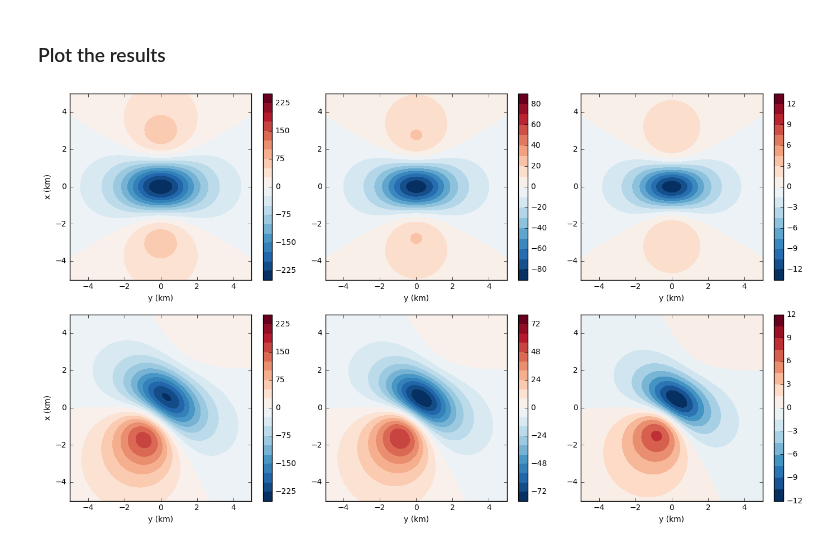
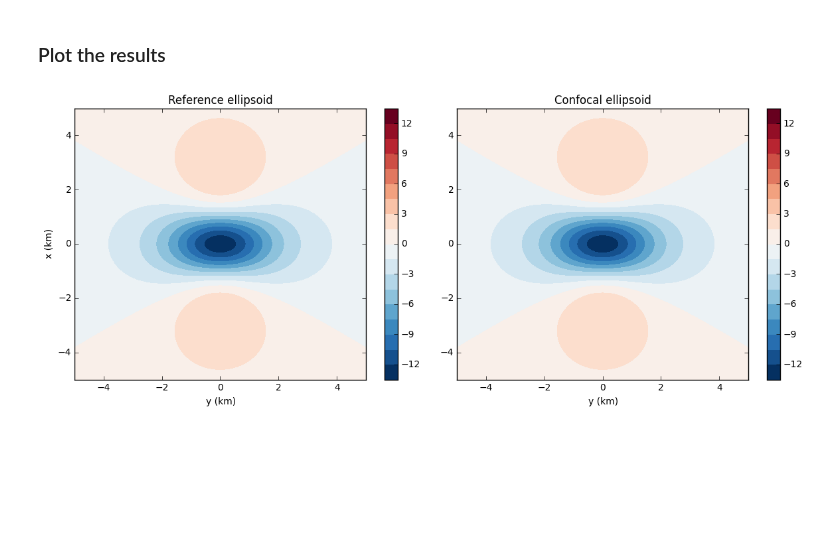
Before and after one commit to pinga-lab/magnetic-ellipsoid, a Jupyter notebook: code/confocal_triaxial_ellipsoids.ipynb, the cells around one changed output. Saved outputs shown, nothing was run; the diff lists cells and outputs as text; code cells hidden in the pictures; blank space fills up the shorter version.

Commit message:
code for confocal ellipsoids

```diff
--- a/code/confocal_triaxial_ellipsoids.ipynb
+++ b/code/confocal_triaxial_ellipsoids.ipynb
@@ -76,3 +69,0 @@ print mag
-# %%
-P0 = mag[0]*volumes[0]
-P0
@@ -132,0 +114,5 @@ plt.plot(k2,phi2)
+# %%
+#creates the confocal ellipsoid model
+ellipsoid2 = [TriaxialEllipsoid(0., 0., 2000., a_l, b_l, c_l, 0., 0., 0.,
+                                        {'principal susceptibilities': [k_l, k_l, k_l],
+                                         'susceptibility angles': [-20., 20., 9.]})]
@@ -133,13 +130,9 @@ plt.plot(k2,phi2)
 # %% [markdown]
 ### Total-field anomalies
 # %%
-tf_p = []
-tf_o = []
-
-for
-# Calculate the total-field anomaly
-    tf_p.append(triaxial_ellipsoid.tf(xp, yp, zp, model1, F, inc, dec))
+# Calculate the total-field anomaly for synthetic body of reference
+tf_r = triaxial_ellipsoid.tf(xp, yp, zp, ellipsoid, B0, inc_parallel, dec_parallel)
 
 
-    # Calculate the total-field anomaly
-    tf_o.append(triaxial_ellipsoid.tf(xp, yp, zp, model2, F, inc, dec))
+# Calculate the total-field anomaly for the new equivalent magnetic moent body
+tf_n = triaxial_ellipsoid.tf(xp, yp, zp, ellipsoid2, B0, inc_parallel, dec_parallel)
@@ -147,93 +145,43 @@ for
 ### Plot the results
 # %%
 plt.close('all')
-plt.figure(figsize=(14,8))
+plt.figure(figsize=(12,5))
+
 plt.axis('scaled')
 
-ranges = np.max(np.abs([np.min(tf_p[0]), np.max(tf_p[0])]))
+ranges = np.max(np.abs([np.min(tf_r), np.max(tf_r)]))
 levels = MaxNLocator(nbins=20).tick_values(-ranges, ranges)
 cmap = plt.get_cmap('RdBu_r')
 norm = BoundaryNorm(levels, ncolors=cmap.N, clip=True)
 
-plt.subplot(2,3,1)
+plt.subplot(1,2,1)
+plt.title('Reference ellipsoid')
 plt.contourf(0.001*yp.reshape(shape), 0.001*xp.reshape(shape),
-             tf_p[0].reshape(shape), levels=levels,
+             tf_r.reshape(shape), levels=levels,
              cmap = cmap, norm=norm)
 plt.ylabel('x (km)')
 plt.xlabel('y (km)')
 plt.xlim(0.001*np.min(yp), 0.001*np.max(yp))
 plt.ylim(0.001*np.min(xp), 0.001*np.max(xp))
 cbar = plt.colorbar()
 
 
-ranges = np.max(np.abs([np.min(tf_p[1]), np.max(tf_p[1])]))
+ranges = np.max(np.abs([np.min(tf_n), np.max(tf_n)]))
 levels = MaxNLocator(nbins=20).tick_values(-ranges, ranges)
 cmap = plt.get_cmap('RdBu_r')
 norm = BoundaryNorm(levels, ncolors=cmap.N, clip=True)
-plt.subplot(2,3,2)
+plt.subplot(1,2,2)
+plt.title('Confocal ellipsoid')
 plt.contourf(0.001*yp.reshape(shape), 0.001*xp.reshape(shape),
-             tf_p[1].reshape(shape), levels=levels,
-             cmap = cmap, norm=norm)
-plt.xlabel('y (km)')
-plt.xlim(0.001*np.min(yp), 0.001*np.max(yp))
-plt.ylim(0.001*np.min(xp), 0.001*np.max(xp))
-cbar = plt.colorbar()
-
-ranges = np.max(np.abs([np.min(tf_p[2]), np.max(tf_p[2])]))
-levels = MaxNLocator(nbins=20).tick_values(-ranges, ranges)
-cmap = plt.get_cmap('RdBu_r')
-norm = BoundaryNorm(levels, ncolors=cmap.N, clip=True)
-plt.subplot(2,3,3)
-plt.contourf(0.001*yp.reshape(shape), 0.001*xp.reshape(shape),
-             tf_p[2].reshape(shape), levels=levels,
-             cmap = cmap, norm=norm)
-plt.xlabel('y (km)')
-plt.xlim(0.001*np.min(yp), 0.001*np.max(yp))
-plt.ylim(0.001*np.min(xp), 0.001*np.max(xp))
-cbar = plt.colorbar()
-
-ranges = np.max(np.abs([np.min(tf_o[0]), np.max(tf_o[0])]))
-levels = MaxNLocator(nbins=20).tick_values(-ranges, ranges)
-cmap = plt.get_cmap('RdBu_r')
-norm = BoundaryNorm(levels, ncolors=cmap.N, clip=True)
-plt.subplot(2,3,4)
-plt.contourf(0.001*yp.reshape(shape), 0.001*xp.reshape(shape),
-             tf_o[0].reshape(shape), levels=levels,
-             cmap = cmap, norm=norm)
-plt.ylabel('x (km)')
-plt.xlabel('y (km)')
-plt.xlim(0.001*np.min(yp), 0.001*np.max(yp))
-plt.ylim(0.001*np.min(xp), 0.001*np.max(xp))
-cbar = plt.colorbar()
-
-ranges = np.max(np.abs([np.min(tf_o[1]), np.max(tf_o[1])]))
-levels = MaxNLocator(nbins=20).tick_values(-ranges, ranges)
-cmap = plt.get_cmap('RdBu_r')
-norm = BoundaryNorm(levels, ncolors=cmap.N, clip=True)
-plt.subplot(2,3,5)
-plt.contourf(0.001*yp.reshape(shape), 0.001*xp.reshape(shape),
-             tf_o[1].reshape(shape), levels=levels,
-             cmap = cmap, norm=norm)
-plt.xlabel('y (km)')
-plt.xlim(0.001*np.min(yp), 0.001*np.max(yp))
-plt.ylim(0.001*np.min(xp), 0.001*np.max(xp))
-cbar = plt.colorbar()
-
-ranges = np.max(np.abs([np.min(tf_o[2]), np.max(tf_o[2])]))
-levels = MaxNLocator(nbins=20).tick_values(-ranges, ranges)
-cmap = plt.get_cmap('RdBu_r')
-norm = BoundaryNorm(levels, ncolors=cmap.N, clip=True)
-plt.subplot(2,3,6)
-plt.contourf(0.001*yp.reshape(shape), 0.001*xp.reshape(shape),
-             tf_o[2].reshape(shape), levels=levels,
+             tf_n.reshape(shape), levels=levels,
              cmap = cmap, norm=norm)
 plt.xlabel('y (km)')
 plt.xlim(0.001*np.min(yp), 0.001*np.max(yp))
 plt.ylim(0.001*np.min(xp), 0.001*np.max(xp))
 cbar = plt.colorbar()
 
 plt.tight_layout()
 
 plt.show()
 # %% [output]
-[figure, old version]
+[figure, new version]
```
Also changed, not shown: parts of 35 cells of this notebook, 1 other file.
